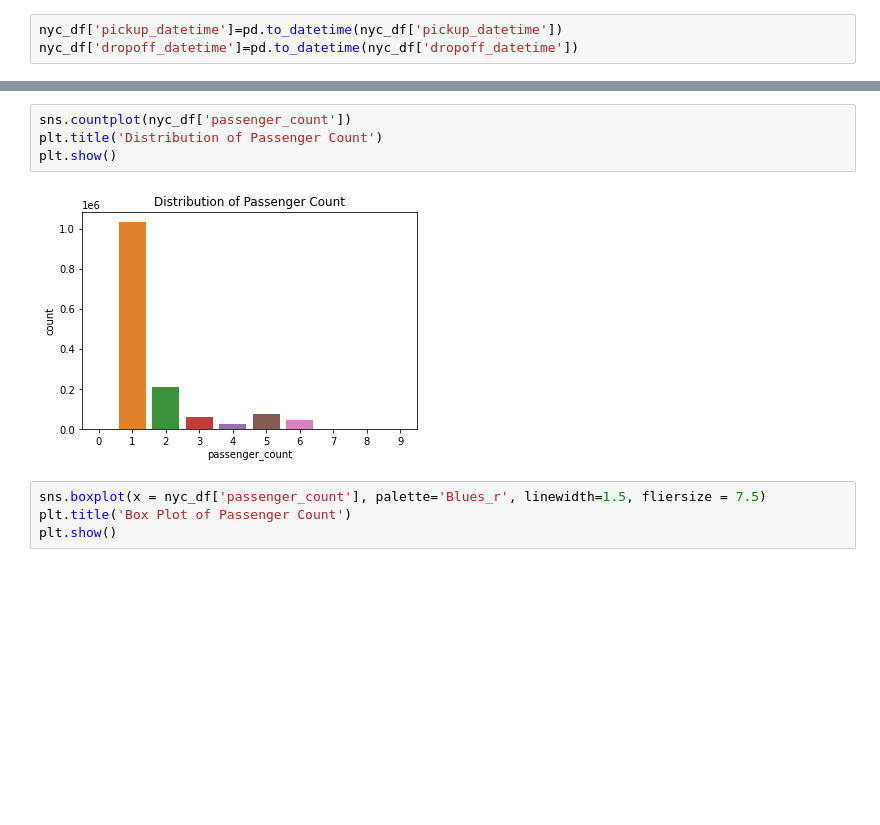
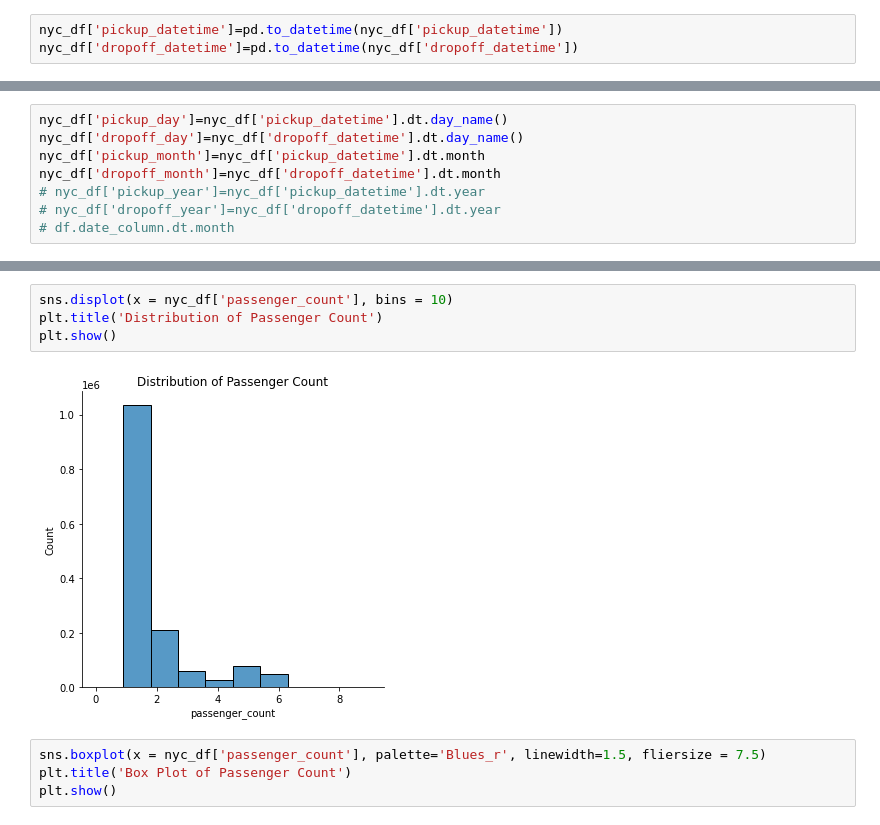
Before and after one commit to San13deep/NYC_Taxi_Trip_Prediction, a Jupyter notebook: NYC_Taxi_Trip_Time_Prediction_Capstone_Project.ipynb, the cells around one changed output, grey strips where cells are left out. Drawn from its saved outputs; the diff is of its cells as text; blank space fills up the shorter version.

```diff
--- a/NYC_Taxi_Trip_Time_Prediction_Capstone_Project.ipynb
+++ b/NYC_Taxi_Trip_Time_Prediction_Capstone_Project.ipynb
@@ -136,0 +143,8 @@ nyc_df['dropoff_datetime']=pd.to_datetime(nyc_df['dropoff_datetime'])
+# %%
+nyc_df['pickup_day']=nyc_df['pickup_datetime'].dt.day_name()
+nyc_df['dropoff_day']=nyc_df['dropoff_datetime'].dt.day_name()
+nyc_df['pickup_month']=nyc_df['pickup_datetime'].dt.month
+nyc_df['dropoff_month']=nyc_df['dropoff_datetime'].dt.month
+# nyc_df['pickup_year']=nyc_df['pickup_datetime'].dt.year
+# nyc_df['dropoff_year']=nyc_df['dropoff_datetime'].dt.year
+# df.date_column.dt.month
@@ -137,9 +160,9 @@ nyc_df['dropoff_datetime']=pd.to_datetime(nyc_df['dropoff_datetime'])
 # %%
-sns.countplot(nyc_df['passenger_count'])
+sns.displot(x = nyc_df['passenger_count'], bins = 10)
 plt.title('Distribution of Passenger Count')
 plt.show()
 # %% [output]
-[figure, old version]
+[figure, new version]
 # %%
 sns.boxplot(x = nyc_df['passenger_count'], palette='Blues_r', linewidth=1.5, fliersize = 7.5)
 plt.title('Box Plot of Passenger Count')
```
Also changed, not shown: parts of 13 cells of this notebook.
